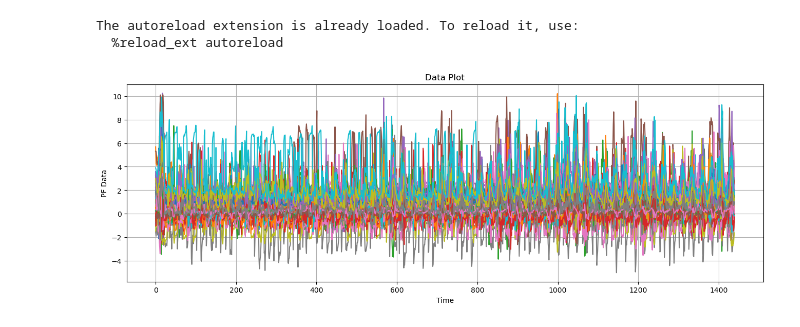
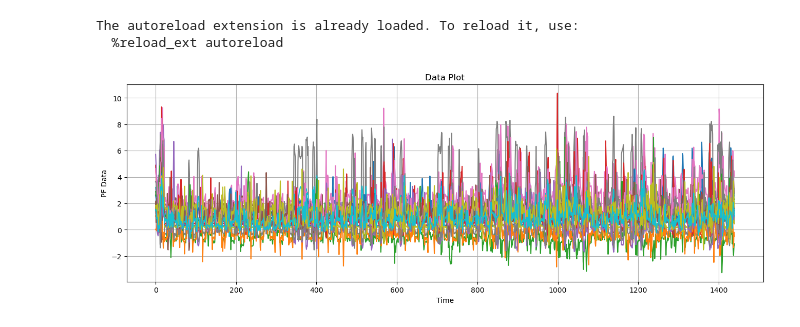
Before and after one commit to bizhili/power_grid_security, a Jupyter notebook: dc_power_complete.ipynb, the cells around one changed output. Cells and saved outputs as stored; diff of their text form; code cells hidden in the pictures.

```diff
--- a/dc_power_complete.ipynb
+++ b/dc_power_complete.ipynb
@@ -23,7 +23,7 @@ from scipy.linalg import qr
 import pandapower as pp
 import pandapower.networks as nw
 
-powerID= 118
+powerID= 14
 IEEENames= ["IEEE 14", "IEEE 30", "IEEE 57", "IEEE 118"]
 case_map = {14: nw.case14, 30: nw.case30, 57: nw.case57, 118: nw.case118}
 net = case_map[powerID]()
@@ -35,31 +35,31 @@ _, _, H, A, _, _, _, _= ioFile.read_mat_power(file_name, normalize= False)
 pfData, _=ioFile.read_excel_power(DC_file, id1= 0, id2= 0)
 m= H.shape[0]
 n= H.shape[1]
 #
 param= np.sum(np.abs(H), axis= 1, keepdims= True)/2
 m= H.shape[0]
 n= H.shape[1]
 rankH= n-1
 stdOfNoise= 1e-4
 numTrain= m+ 1
 #
 noiseVector= np.random.randn(pfData.shape[0], pfData.shape[1])
 noiseE= noiseVector*stdOfNoise
 pfDataE= pfData.copy()+noiseE
 pfDataTrain= pfData[:m, :]
 #
 plotTimeSeries= True
 if plotTimeSeries:
     plt.figure(figsize=(16, 5))
     for i in range(m):
         plt.plot(pfData[:, i], label=i)
     # plt.yscale("log")
     plt.title('Data Plot')
     plt.xlabel('Time')
     plt.ylabel('PF Data')
     plt.grid(True)
     plt.show()
 # %% [output]
 The autoreload extension is already loaded. To reload it, use:
   %reload_ext autoreload
-[figure, old version]
+[figure, new version]
```
Also changed, not shown: parts of 9 cells of this notebook, 3 other files.
